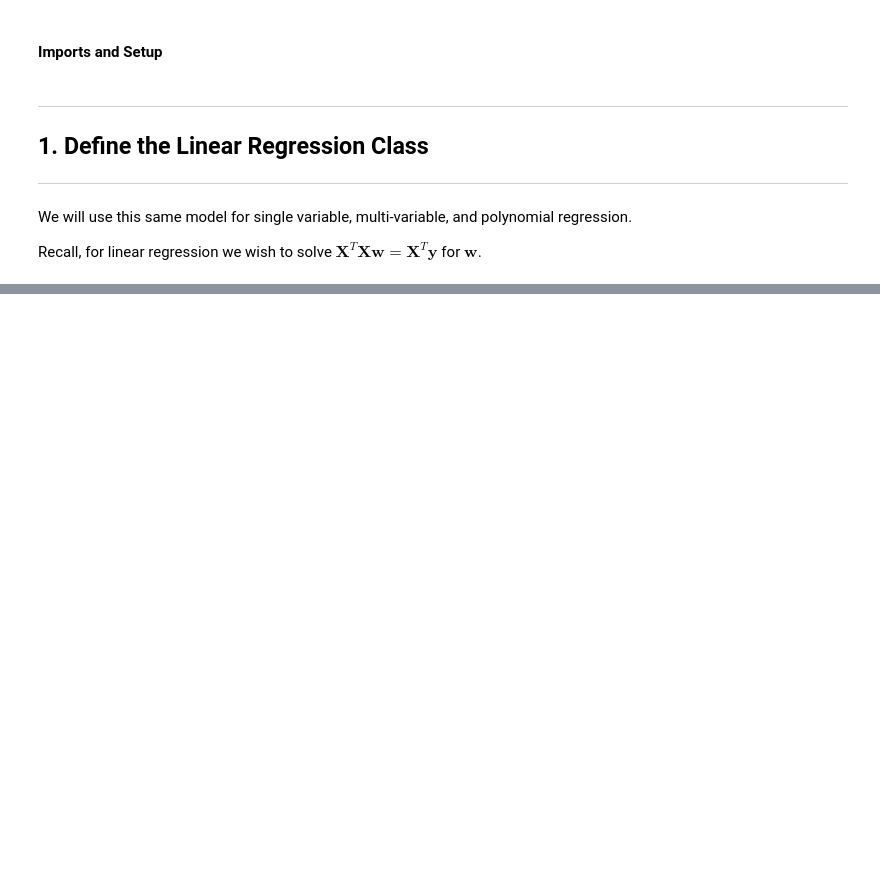
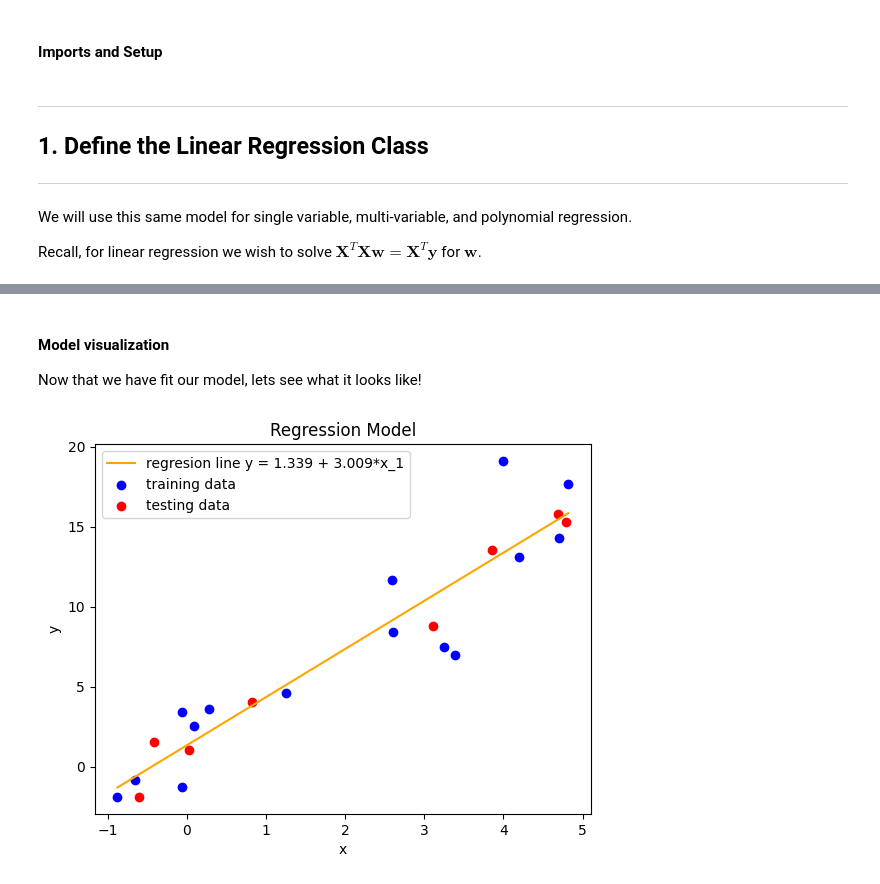
Before and after one commit to jacobdwatters/Machine-Learning-Basics, a Jupyter notebook: 01_linreg_numpy_new.ipynb, the cells around one changed output, grey strips where cells are left out. Saved outputs shown, nothing was run; the diff lists cells and outputs as text; code cells hidden in the pictures; blank space fills up the shorter version.

```diff
--- a/01_linreg_numpy_new.ipynb
+++ b/01_linreg_numpy_new.ipynb
@@ -115,0 +240,19 @@ class LinearRegression:
+# %% [markdown]
+#### Model visualization
+
+Now that we have fit our model, lets see what it looks like!
+# %%
+D = np.linspace(np.min(X_train1), np.max(X_train1), 2)
+R = linreg.predict(D)
+
+# Plot the model and data.
+plt.plot(D, R, label=f'regresion line {str(linreg)}', c='orange')
+plt.scatter(X_train1, y_train1, c='b', label='training data')
+plt.scatter(X_test1, y_test1, c='r', label='testing data')
+plt.xlabel('x')
+plt.ylabel('y')
+plt.title('Regression Model')
+plt.legend()
+plt.show()
+# %% [output]
+[figure, added]
```
Also changed, not shown: parts of 23 cells of this notebook.
